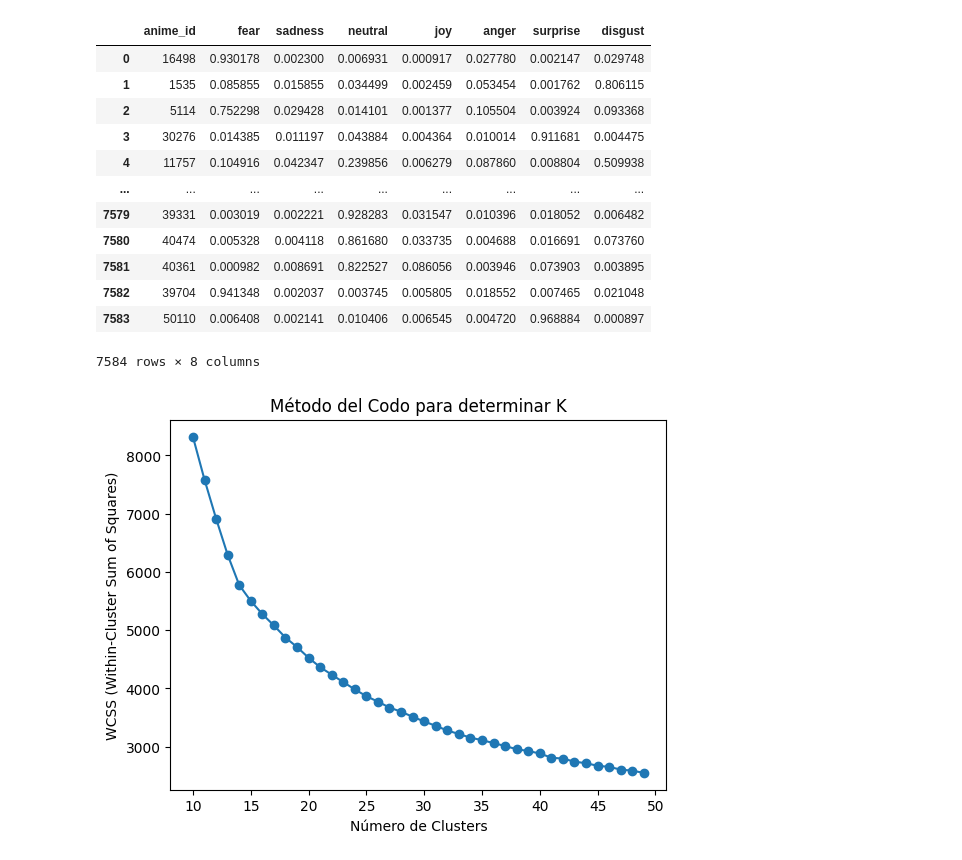
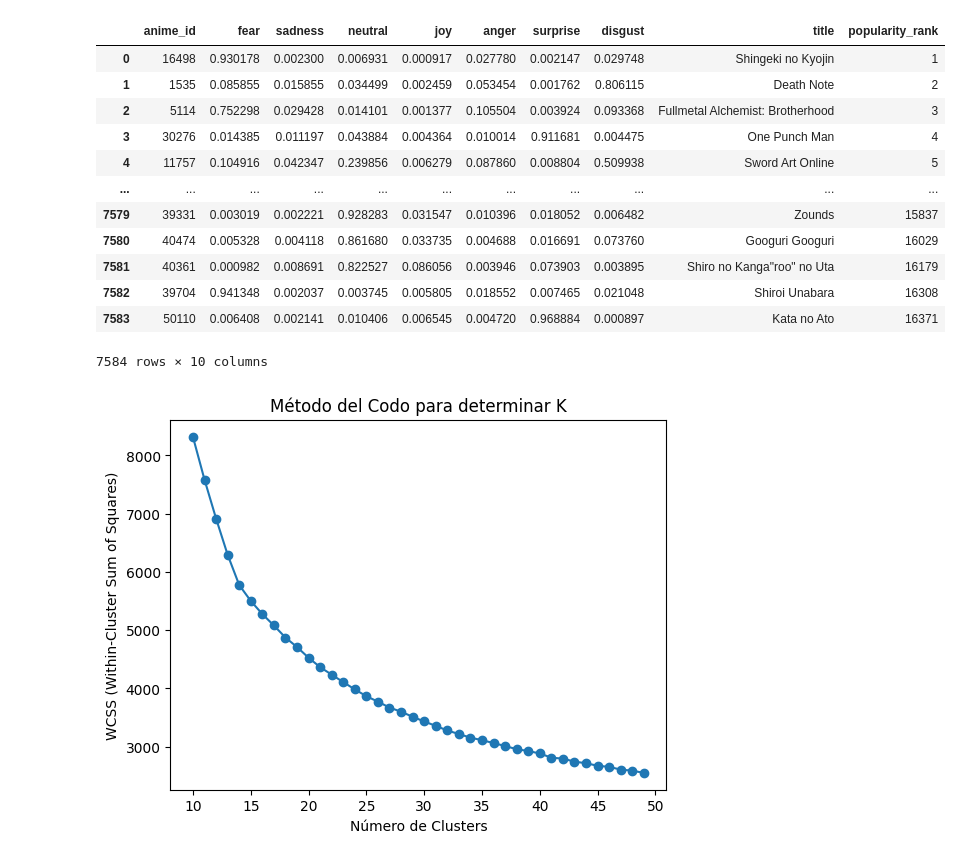
Before and after one commit to repositoriosHackaton/SIC25-CubitsUCV, a Jupyter notebook: IA.ipynb, the cells around one changed output. Drawn from its saved outputs; the diff is of its cells as text; code cells hidden in the pictures.

```diff
--- a/IA.ipynb
+++ b/IA.ipynb
@@ -13,20 +13,22 @@ from sklearn.decomposition import PCA
 # %%
 anime_with_emotions = pd.read_csv('https://raw.githubusercontent.com/Thibisay/Proyecto-SIC-cubitUCV/Andreina/Analisis%20de%20datos/anime_with_emotions.csv')
 anime_with_emotions
+anime_with_emotions_and_name = pd.read_csv('https://raw.githubusercontent.com/Thibisay/Proyecto-SIC-cubitUCV//Diego/anime_with_emotion_and_name.csv')
+anime_with_emotions_and_name
 # %% [output]
-|  | anime_id | fear | sadness | neutral | joy | anger | surprise | disgust |
-| 0 | 16498 | 0.930178 | 0.002300 | 0.006931 | 0.000917 | 0.027780 | 0.002147 | 0.029748 |
-| 1 | 1535 | 0.085855 | 0.015855 | 0.034499 | 0.002459 | 0.053454 | 0.001762 | 0.806115 |
-| 2 | 5114 | 0.752298 | 0.029428 | 0.014101 | 0.001377 | 0.105504 | 0.003924 | 0.093368 |
-| 3 | 30276 | 0.014385 | 0.011197 | 0.043884 | 0.004364 | 0.010014 | 0.911681 | 0.004475 |
-| 4 | 11757 | 0.104916 | 0.042347 | 0.239856 | 0.006279 | 0.087860 | 0.008804 | 0.509938 |
-| ... | ... | ... | ... | ... | ... | ... | ... | ... |
-| 7579 | 39331 | 0.003019 | 0.002221 | 0.928283 | 0.031547 | 0.010396 | 0.018052 | 0.006482 |
-| 7580 | 40474 | 0.005328 | 0.004118 | 0.861680 | 0.033735 | 0.004688 | 0.016691 | 0.073760 |
-| 7581 | 40361 | 0.000982 | 0.008691 | 0.822527 | 0.086056 | 0.003946 | 0.073903 | 0.003895 |
-| 7582 | 39704 | 0.941348 | 0.002037 | 0.003745 | 0.005805 | 0.018552 | 0.007465 | 0.021048 |
-| 7583 | 50110 | 0.006408 | 0.002141 | 0.010406 | 0.006545 | 0.004720 | 0.968884 | 0.000897 |
+|  | anime_id | fear | sadness | neutral | joy | anger | surprise | disgust | title | popularity_rank |
+| 0 | 16498 | 0.930178 | 0.002300 | 0.006931 | 0.000917 | 0.027780 | 0.002147 | 0.029748 | Shingeki no Kyojin | 1 |
+| 1 | 1535 | 0.085855 | 0.015855 | 0.034499 | 0.002459 | 0.053454 | 0.001762 | 0.806115 | Death Note | 2 |
+| 2 | 5114 | 0.752298 | 0.029428 | 0.014101 | 0.001377 | 0.105504 | 0.003924 | 0.093368 | Fullmetal Alchemist: Brotherhood | 3 |
+| 3 | 30276 | 0.014385 | 0.011197 | 0.043884 | 0.004364 | 0.010014 | 0.911681 | 0.004475 | One Punch Man | 4 |
+| 4 | 11757 | 0.104916 | 0.042347 | 0.239856 | 0.006279 | 0.087860 | 0.008804 | 0.509938 | Sword Art Online | 5 |
+| ... | ... | ... | ... | ... | ... | ... | ... | ... | ... | ... |
+| 7579 | 39331 | 0.003019 | 0.002221 | 0.928283 | 0.031547 | 0.010396 | 0.018052 | 0.006482 | Zounds | 15837 |
+| 7580 | 40474 | 0.005328 | 0.004118 | 0.861680 | 0.033735 | 0.004688 | 0.016691 | 0.073760 | Googuri Googuri | 16029 |
+| 7581 | 40361 | 0.000982 | 0.008691 | 0.822527 | 0.086056 | 0.003946 | 0.073903 | 0.003895 | Shiro no Kanga"roo" no Uta | 16179 |
+| 7582 | 39704 | 0.941348 | 0.002037 | 0.003745 | 0.005805 | 0.018552 | 0.007465 | 0.021048 | Shiroi Unabara | 16308 |
+| 7583 | 50110 | 0.006408 | 0.002141 | 0.010406 | 0.006545 | 0.004720 | 0.968884 | 0.000897 | Kata no Ato | 16371 |
-7584 rows × 8 columns
+7584 rows × 10 columns
 # %%
 scaler = StandardScaler()
 
```
Also changed, not shown: parts of 2 cells of this notebook.
